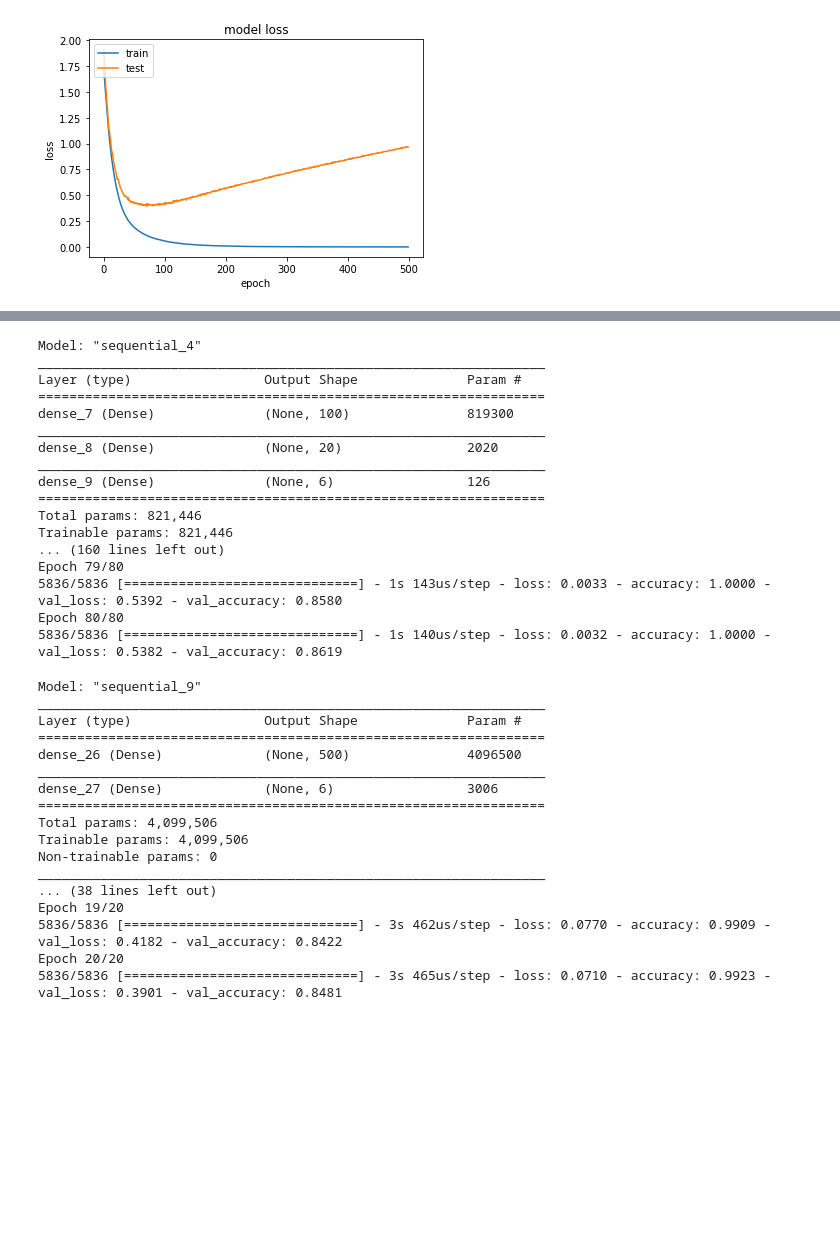
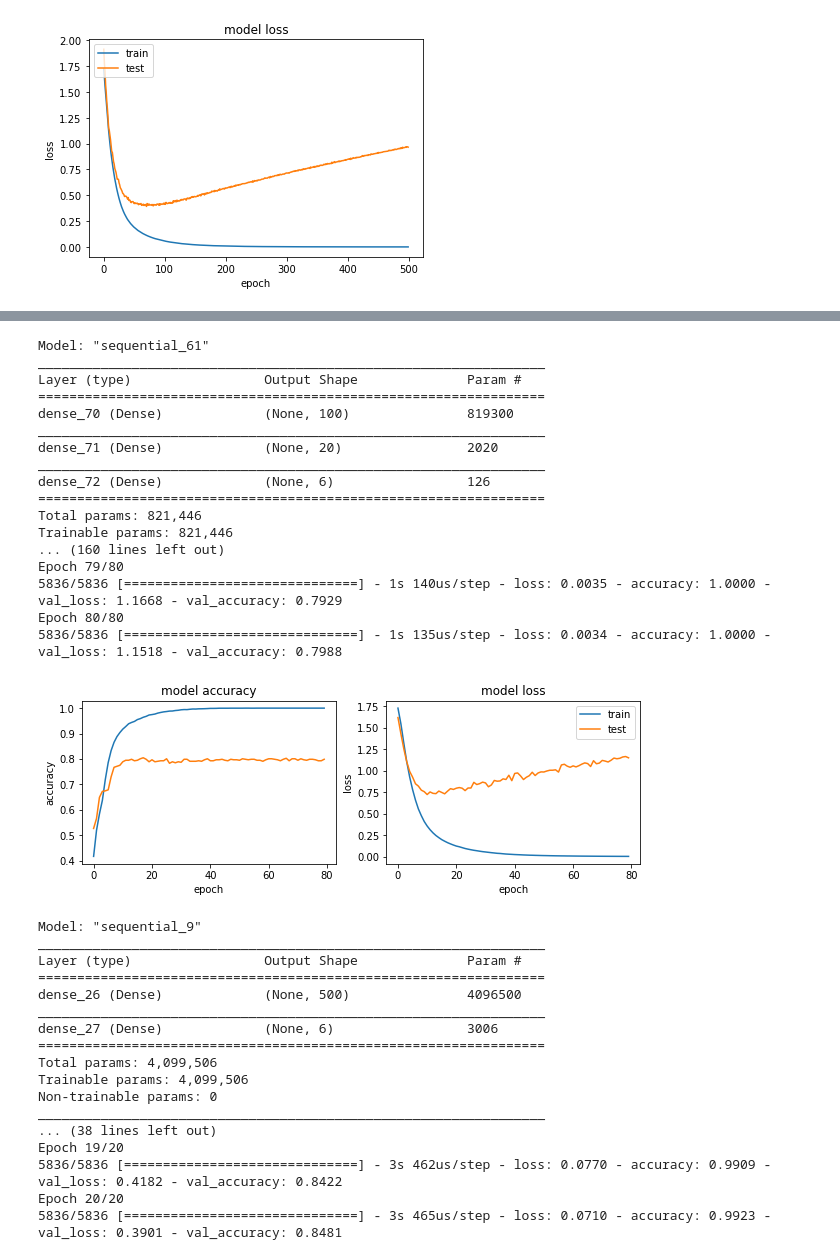
Before and after one commit to jdlozanom/deep-learning-experiments, a Jupyter notebook: Voice_recognition.ipynb, the cells around one changed output, grey strips where cells are left out. Cells and saved outputs as stored; diff of their text form; code cells hidden in the pictures; blank space fills up the shorter version.

```diff
--- a/Voice_recognition.ipynb
+++ b/Voice_recognition.ipynb
@@ -370,31 +379,34 @@ Epoch 80/80
 # %%
 model = Sequential()
 model.add(Dense(100,input_shape=(64*128,),activation='relu'))
 model.add(Dense(20,activation='relu'))
 model.add(Dense(6, activation='softmax'))
 
 print(model.summary())
 EPOCH = 80
 model.compile(loss='categorical_crossentropy', optimizer='adam', metrics=['accuracy'])
 history = model.fit(X_train, y_train, validation_data=(X_test, y_test), epochs=EPOCH, batch_size=256, verbose=1)
+
+plot_history(history)
 # %% [output]
-Model: "sequential_4"
+Model: "sequential_61"
 _________________________________________________________________
 Layer (type)                 Output Shape              Param #
 =================================================================
-dense_7 (Dense)              (None, 100)               819300
+dense_70 (Dense)             (None, 100)               819300
 _________________________________________________________________
-dense_8 (Dense)              (None, 20)                2020
+dense_71 (Dense)             (None, 20)                2020
 _________________________________________________________________
-dense_9 (Dense)              (None, 6)                 126
+dense_72 (Dense)             (None, 6)                 126
 =================================================================
 Total params: 821,446
 Trainable params: 821,446
 ... (160 lines left out)
 Epoch 79/80
-5836/5836 [==============================] - 1s 143us/step - loss: 0.0033 - accuracy: 1.0000 - val_loss: 0.5392 - val_accuracy: 0.8580
+5836/5836 [==============================] - 1s 140us/step - loss: 0.0035 - accuracy: 1.0000 - val_loss: 1.1668 - val_accuracy: 0.7929
 Epoch 80/80
-5836/5836 [==============================] - 1s 140us/step - loss: 0.0032 - accuracy: 1.0000 - val_loss: 0.5382 - val_accuracy: 0.8619
+5836/5836 [==============================] - 1s 135us/step - loss: 0.0034 - accuracy: 1.0000 - val_loss: 1.1518 - val_accuracy: 0.7988
+[figure, added]
 # %%
 model = Sequential()
 model.add(Dense(500,input_shape=(64*128,),activation='relu'))
```
Also changed, not shown: parts of 3 cells of this notebook.
